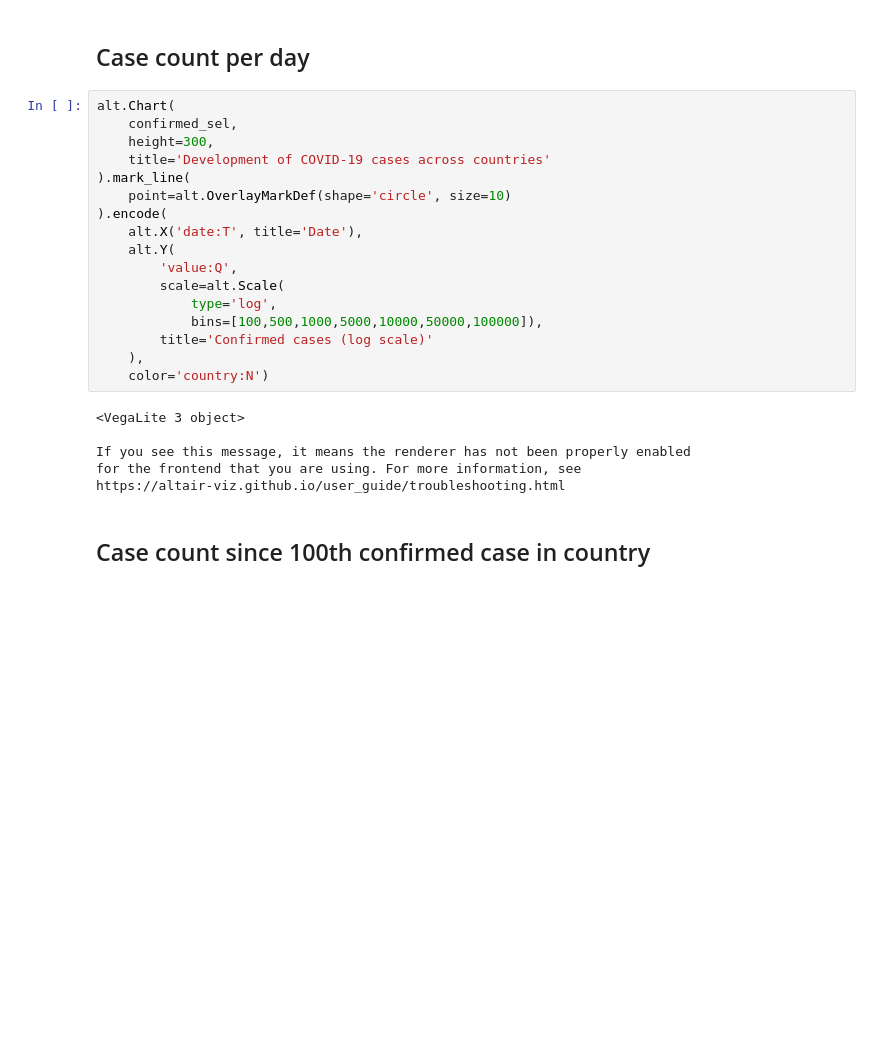
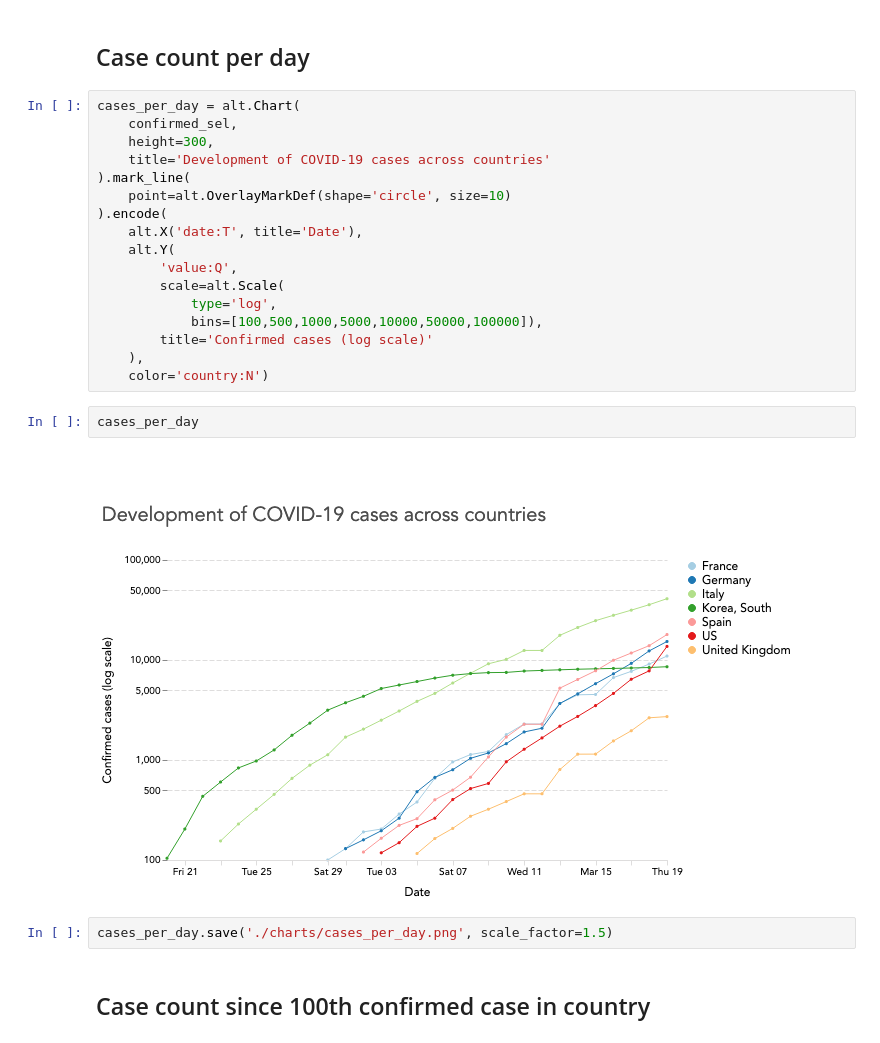
Before and after one commit to maxthemillion/Covid-19, a Jupyter notebook: covid19_exploration.ipynb, the cells around one changed output. Saved outputs shown, nothing was run; the diff lists cells and outputs as text; blank space fills up the shorter version.

Commit message:
new chart and explanations

```diff
--- a/covid19_exploration.ipynb
+++ b/covid19_exploration.ipynb
@@ -63,7 +63,7 @@ deaths_sel = deaths.loc[(deaths.country.isin(selCountries))&(deaths.value>0),:].
 # %% [markdown]
 ## Case count per day
 # %%
-alt.Chart(
+cases_per_day = alt.Chart(
     confirmed_sel,
     height=300,
     title='Development of COVID-19 cases across countries'
@@ -79,12 +79,12 @@ alt.Chart(
         title='Confirmed cases (log scale)'
     ),
     color='country:N')
-# %% [output]
-<VegaLite 3 object>
-
-If you see this message, it means the renderer has not been properly enabled
-for the frontend that you are using. For more information, see
-https://altair-viz.github.io/user_guide/troubleshooting.html
+# %%
+cases_per_day
+# %% [output]
+[figure, added]
+# %%
+cases_per_day.save('./charts/cases_per_day.png', scale_factor=1.5)
 # %% [markdown]
 ## Case count since 100th confirmed case in country
 # %%
```
Also changed, not shown: parts of 7 cells of this notebook, 2 other files.
